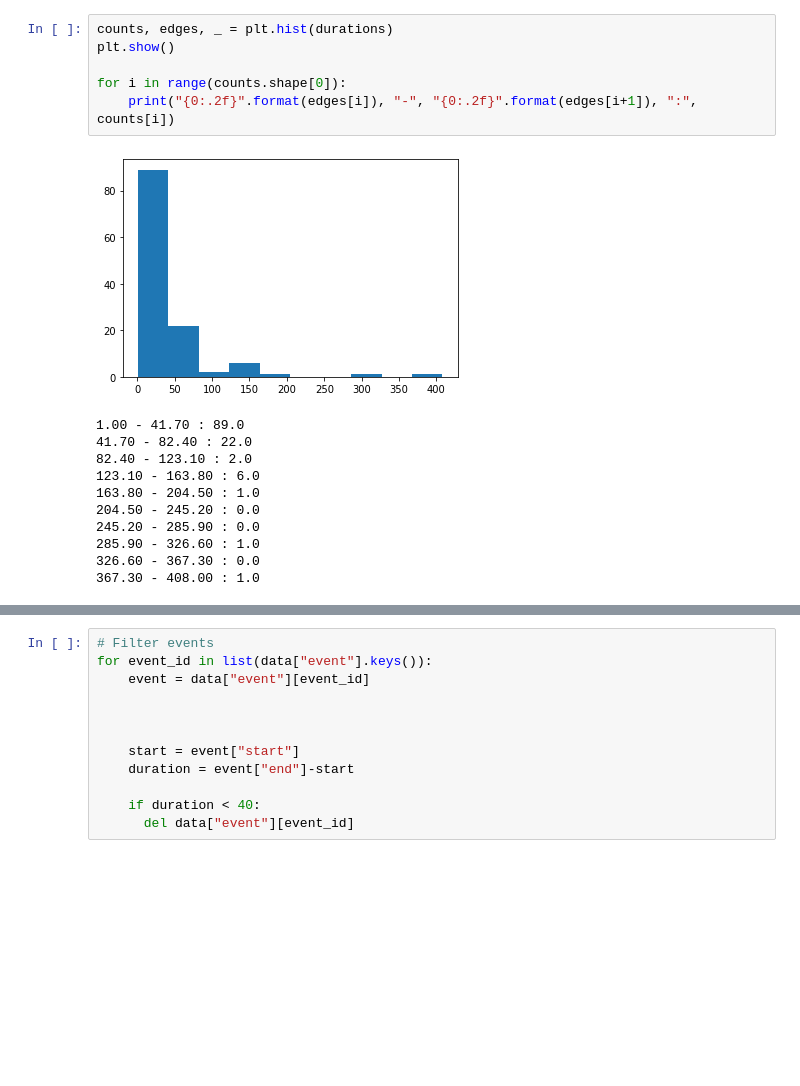
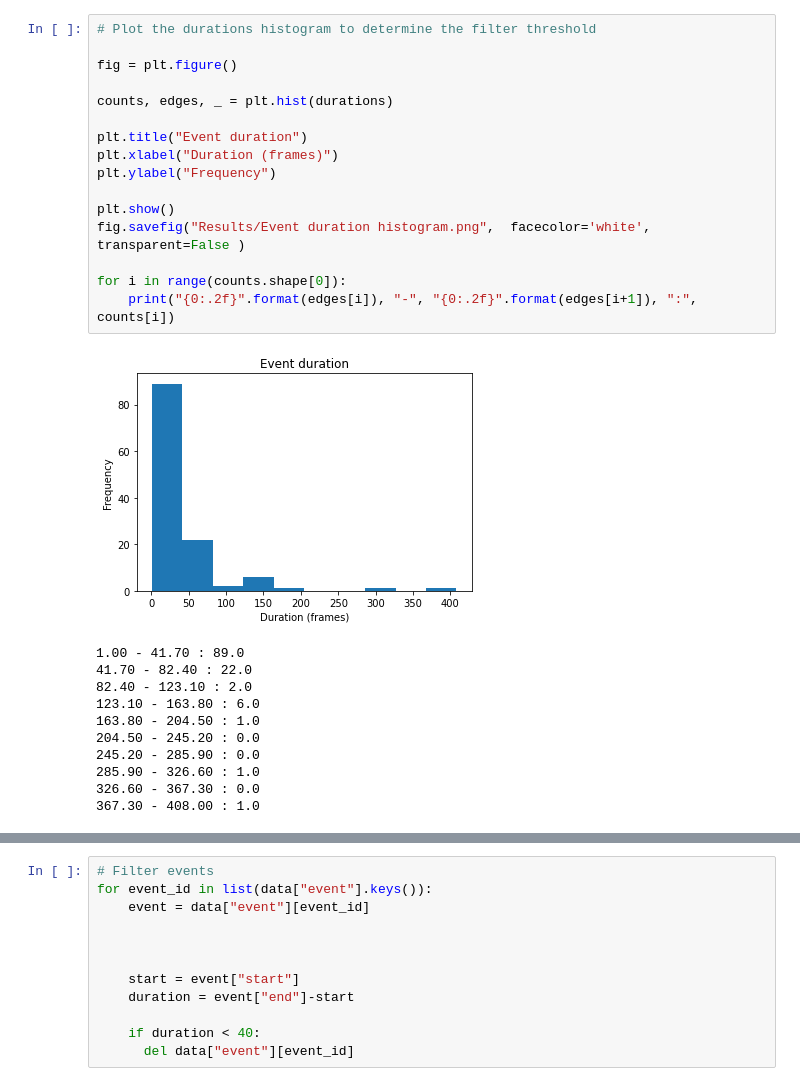
Before and after one commit to EltonCN/Emotion-estimation-applied-to-storytelling-reaction, a Jupyter notebook: analysis.ipynb, the cells around one changed output, grey strips where cells are left out. Drawn from its saved outputs; the diff is of its cells as text; blank space fills up the shorter version.

```diff
--- a/analysis.ipynb
+++ b/analysis.ipynb
@@ -198,13 +271,23 @@ for i in range(3):
 
                 start = -1
 # %%
+# Plot the durations histogram to determine the filter threshold
+
+fig = plt.figure()
+
 counts, edges, _ = plt.hist(durations)
+
+plt.title("Event duration")
+plt.xlabel("Duration (frames)")
+plt.ylabel("Frequency")
+
 plt.show()
+fig.savefig("Results/Event duration histogram.png",  facecolor='white', transparent=False )
 
 for i in range(counts.shape[0]):
     print("{0:.2f}".format(edges[i]), "-", "{0:.2f}".format(edges[i+1]), ":", counts[i])
 # %% [output]
-[figure, old version]
+[figure, new version]
 1.00 - 41.70 : 89.0
 41.70 - 82.40 : 22.0
 82.40 - 123.10 : 2.0
```
Also changed, not shown: parts of 30 cells of this notebook, 17 other files.
